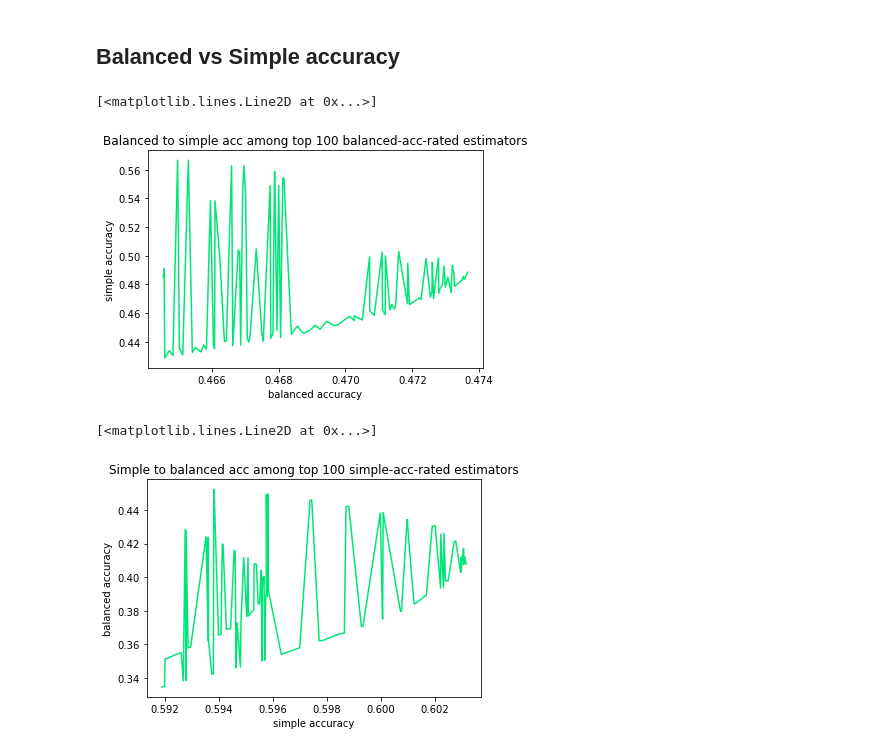
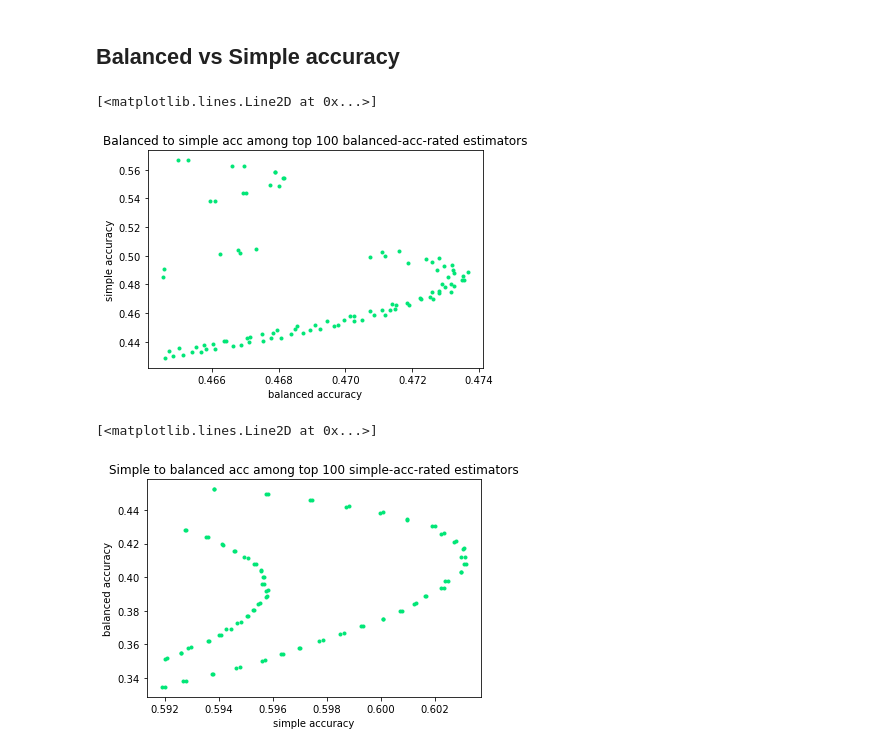
Before and after one commit to Asgavar/amazon-reviews, a Jupyter notebook: naive-bayes.ipynb, the cells around one changed output. Drawn from its saved outputs; the diff is of its cells as text; code cells hidden in the pictures.

```diff
--- a/naive-bayes.ipynb
+++ b/naive-bayes.ipynb
@@ -218,16 +218,16 @@ simple_X, simple_Y = top_simple['real_world_acc'].values, top_simple['score'].va
 # %%
 plt.title('Balanced to simple acc among top 100 balanced-acc-rated estimators')
 plt.xlabel('balanced accuracy')
 plt.ylabel('simple accuracy')
-plt.plot(balanced_X, balanced_Y, color='#00e676')
+plt.plot(balanced_X, balanced_Y, color='#00e676', linestyle='', marker='.')
 # %% [output]
 [<matplotlib.lines.Line2D at 0x...>]
-[figure, old version]
+[figure, new version]
 # %%
 plt.title('Simple to balanced acc among top 100 simple-acc-rated estimators')
 plt.xlabel('simple accuracy')
 plt.ylabel('balanced accuracy')
-plt.plot(simple_X, simple_Y, color='#00e676')
+plt.plot(simple_X, simple_Y, color='#00e676', linestyle='', marker='.')
 # %% [output]
 [<matplotlib.lines.Line2D at 0x...>]
-[figure, old version]
+[figure, new version]
```
